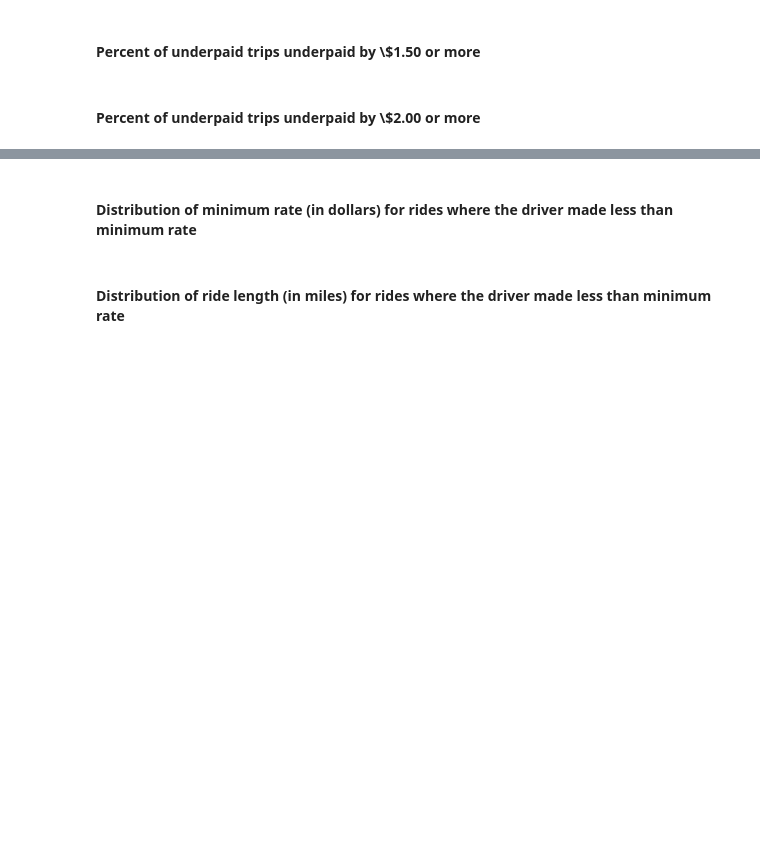
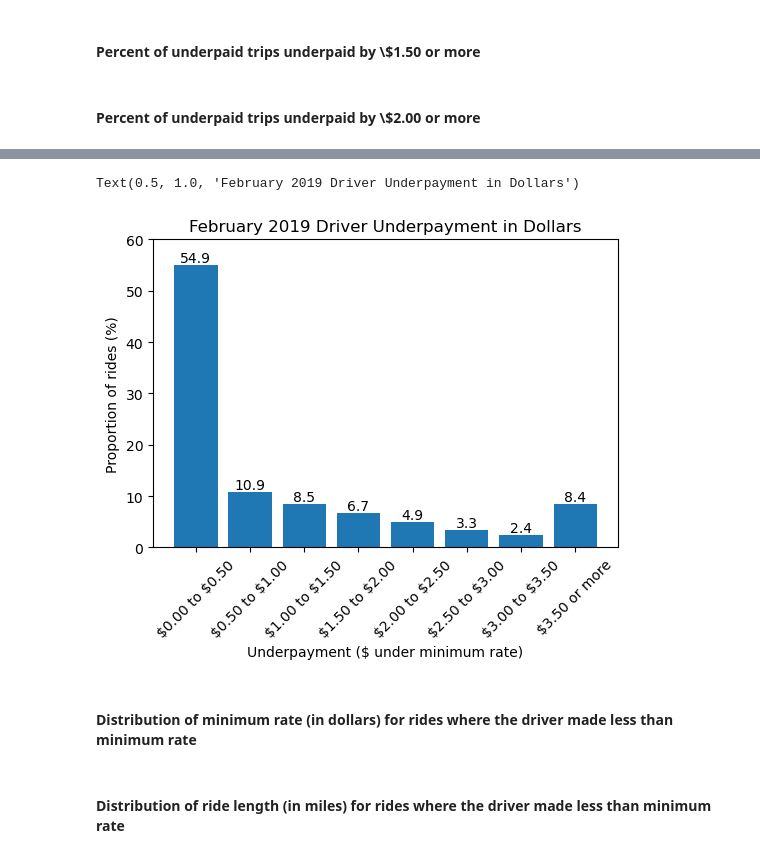
Before and after one commit to vivekr98/NYTWA, a Jupyter notebook: NYTWA Final Analysis.ipynb, the cells around one changed output, grey strips where cells are left out. Saved outputs shown, nothing was run; the diff lists cells and outputs as text; code cells hidden in the pictures; blank space fills up the shorter version.

```diff
--- a/NYTWA Final Analysis.ipynb
+++ b/NYTWA Final Analysis.ipynb
@@ -270,14 +317,18 @@ bins = [0, 0.50, 1.00, 1.50, 2.00, 2.50, 3.00, 3.50, float('inf')]
 
 underpaid_dollar['dollar_under_range'] = pd.cut(underpaid_dollar['dollar_under'], bins= bins, labels=bin_labels)
 # %%
-plt.bar(bin_labels, underpaid_dollar.groupby("dollar_under_range")["dollar_under_range"].count()*100/len(underpaid_dollar["dollar_under_range"]))
-plt.ylim([0, 60])
-plt.xticks(rotation = 45)
-plt.xlabel('Underpayment ($ under minimum rate)')
-plt.ylabel('Proportion of rides (%)')
-plt.title('February 2019 Driver Underpayment in Dollars')
-
-plt.show()
+fig, ax = plt.subplots(figsize=(6, 4))
+ax.bar(x = bin_labels, height = underpaid_dollar.groupby("dollar_under_range")["dollar_under_range"].count()*100/len(underpaid_dollar["dollar_under_range"]))
+ax.set_ylim(0, 60)
+ax.set_xlabel('Underpayment ($ under minimum rate)')
+ax.xaxis.set_tick_params(rotation=45)
+ax.set_ylabel('Proportion of rides (%)')
+ax.bar_label(ax.containers[0], fmt = '%.1f', label_type='edge')
+ax.margins(y=0.1)
+ax.set_title('February 2019 Driver Underpayment in Dollars')
+# %% [output]
+Text(0.5, 1.0, 'February 2019 Driver Underpayment in Dollars')
+[figure, added]
 # %% [markdown]
 #### Distribution of minimum rate (in dollars) for rides where the driver made less than minimum rate
 # %%
```
Also changed, not shown: parts of 54 cells of this notebook.
